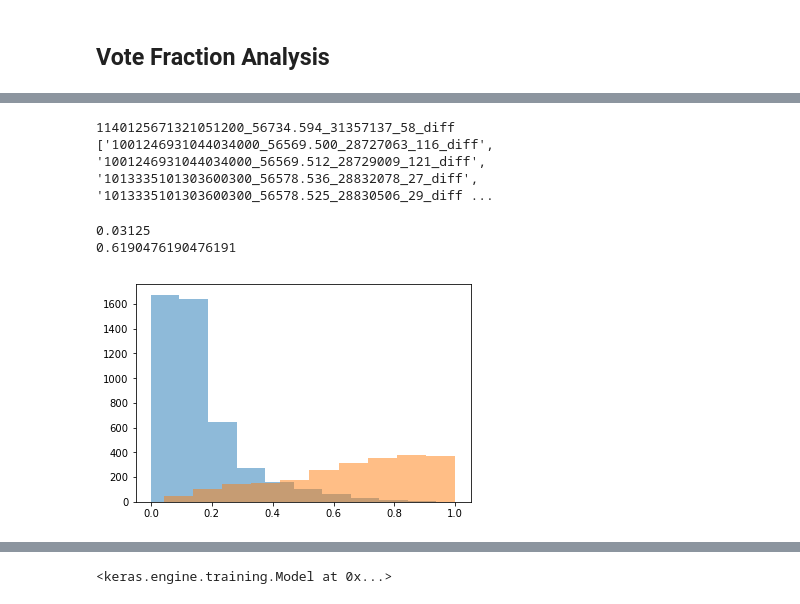
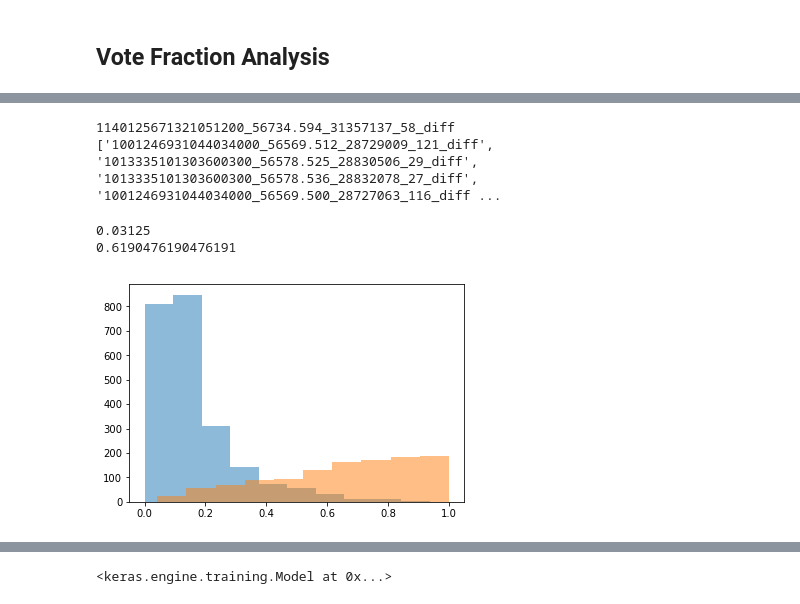
Before and after one commit to dwright04/machine_augmented_classification, a Jupyter notebook: notebooks/multitask_experiment_3pi.ipynb, the cells around one changed output, grey strips where cells are left out. Cells and saved outputs as stored; diff of their text form; code cells hidden in the pictures.

```diff
--- a/notebooks/multitask_experiment_3pi.ipynb
+++ b/notebooks/multitask_experiment_3pi.ipynb
@@ -104,9 +104,25 @@ def get_cluster_to_label_mapping_safe(y, y_pred, n_classes, n_clusters, toprint=
 ## Clean labels
 # %%
 data = sio.loadmat('/Users/dwright/dev/zoo/machine_augmented_classification/data/snhunters/3pi_20x20_skew2_signPreserveNorm.mat')
-x_valid  = data['testX']
-y_valid  = np.squeeze(data['testy'])
+x_test  = data['testX']
+y_test  = np.squeeze(data['testy'])
 x_train  = data['X']
 y_train  = np.squeeze(data['y'])
-print(x_train.shape, x_valid.shape)
+m = x_train.shape[0]
+order = np.random.permutation(m)
+x_train = x_train[order]
+y_train = y_train[order]
+split1 = int(.5*m)
+#split1 = int(.75*m)
+split2 = int(.75*m)
+x_valid = x_train[split1:split2]
+y_valid = y_train[split1:split2]
+x_train_dev = x_train[split2:]
+y_train_dev = y_train[split2:]
+#x_valid = x_train[split1:]
+#y_valid = y_train[split1:]
+x_train = x_train[:split1]
+y_train = y_train[:split1]
+print(x_train.shape, x_train_dev.shape, x_valid.shape, x_test.shape)
+#print(x_train.shape, x_valid.shape, x_test.shape)
 # %% [output]
@@ -235,37 +238,42 @@ print(list(set([i for i in train_files if train_files.count(i)>1])))
 # %%
-valid_files = []
+test_files = []
 for f in data['test_files']:
-  valid_files.append(f.strip().replace('.fits',''))
-print(valid_files[0])
+  test_files.append(f.strip().replace('.fits',''))
+print(test_files[0])
 #train_files = set(train_files)
-print(list(set([i for i in valid_files if valid_files.count(i)>1])))
+print(list(set([i for i in test_files if test_files.count(i)>1])))
 # %% [output]
 1140125671321051200_56734.594_31357137_58_diff
-['1001246931044034000_56569.500_28727063_116_diff', '1001246931044034000_56569.512_28729009_121_diff', '1013335101303600300_56578.536_28832078_27_diff', '1013335101303600300_56578.525_28830506_29_diff ...
+['1001246931044034000_56569.512_28729009_121_diff', '1013335101303600300_56578.525_28830506_29_diff', '1013335101303600300_56578.536_28832078_27_diff', '1001246931044034000_56569.500_28727063_116_diff ...
 # %%
 vote_fractions_train = []
-vote_fractions_valid = []
+vote_fractions_test = []
 seen = []
 for diff in train_files:
   vote_fractions_train.append(vote_fraction_dict[diff])
   seen.append(diff)
-for diff in valid_files:
-  vote_fractions_valid.append(vote_fraction_dict[diff])
+for diff in test_files:
+  vote_fractions_test.append(vote_fraction_dict[diff])
 print(vote_fractions_train[0])
-print(vote_fractions_valid[0])
+print(vote_fractions_test[0])
 vote_fractions_train = np.array(vote_fractions_train)
-vote_fractions_valid = np.array(vote_fractions_valid)
+vote_fractions_test = np.array(vote_fractions_test)
+
+vote_fractions_train = vote_fractions_train[order]
+#vote_fractions_valid = vote_fractions_train[split1:]
+vote_fractions_train_dev = vote_fractions_train[split2:]
+vote_fractions_train = vote_fractions_train[:split1]
 # %% [output]
 0.03125
 0.6190476190476191
 # %%
 data = sio.loadmat('/Users/dwright/dev/zoo/machine_augmented_classification/data/snhunters/3pi_20x20_skew2_signPreserveNorm.mat')
-y_train_true = np.squeeze(data['y'])
+y_train_true = np.squeeze(data['y'])[order][:split1]
 bins = [x for x in np.arange(0,1.04,0.04)]
 plt.hist(vote_fractions_train[np.where(y_train_true==0)], alpha=0.5)
 plt.hist(vote_fractions_train[np.where(y_train_true==1)], alpha=0.5)
 plt.show()
 # %% [output]
-[figure, old version]
+[figure, new version]
 # %%
 y_train_vote_fractions = vote_fractions_train > 0.5
```
Also changed, not shown: parts of 56 cells of this notebook.
